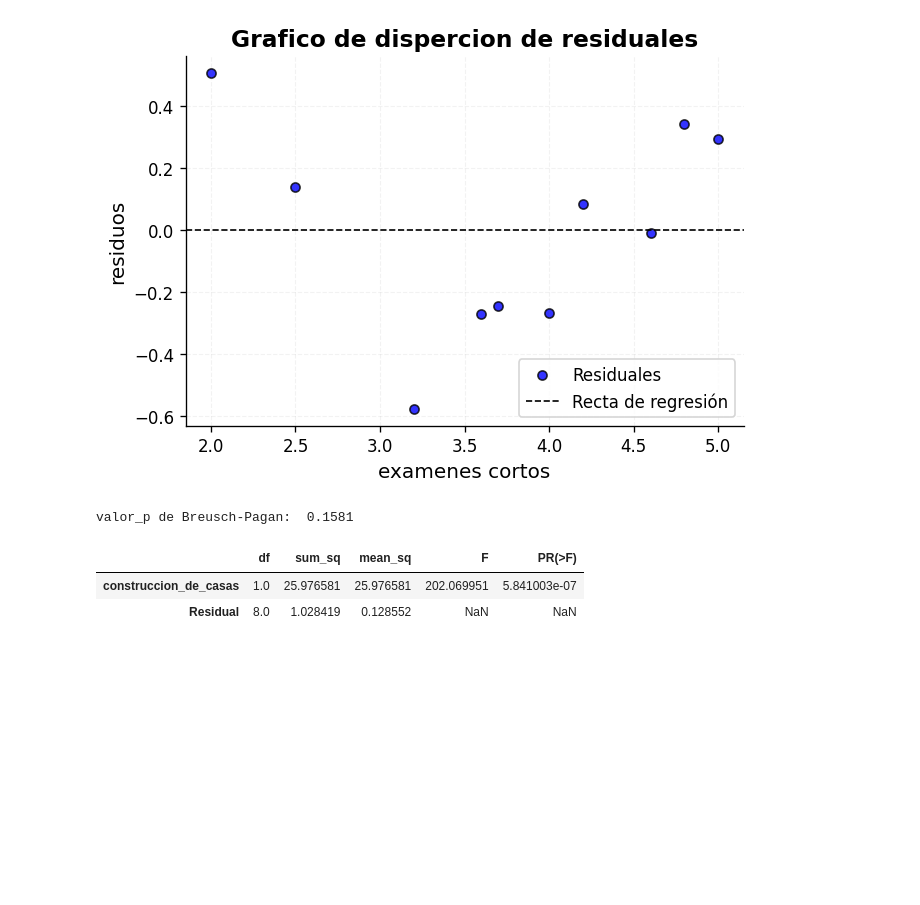
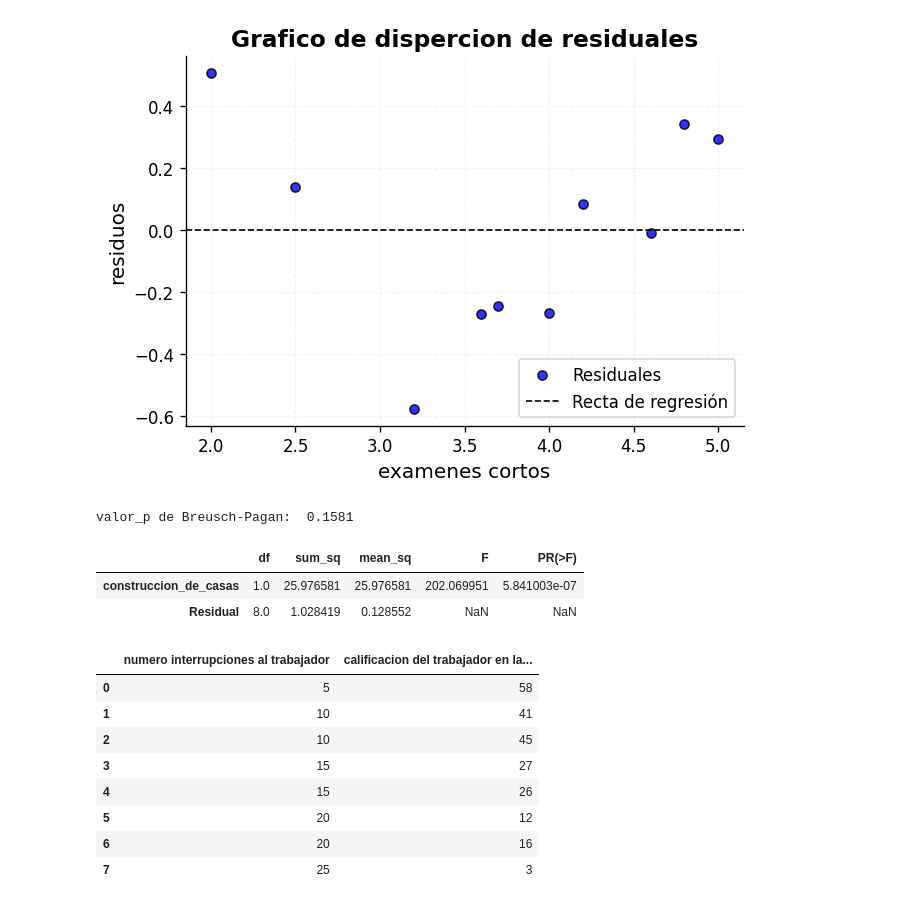
Before and after one commit to joshirdzdel-svg/estadisticainferencial2026A, a Jupyter notebook: untitled0.ipynb, the cells around one changed output. Cells and saved outputs as stored; diff of their text form; code cells hidden in the pictures; blank space fills up the shorter version.

```diff
--- a/untitled0.ipynb
+++ b/untitled0.ipynb
@@ -1687,3 +1687,18 @@ tabla_anova
 |  | df | sum_sq | mean_sq | F | PR(>F) |
 | construccion_de_casas | 1.0 | 25.976581 | 25.976581 | 202.069951 | 5.841003e-07 |
 | Residual | 8.0 | 1.028419 | 0.128552 | NaN | NaN |
+# %%
+import pandas as pd
+link_csv = "https://raw.githubusercontent.com/joshirdzdel-svg/estadisticainferencial2026A/refs/heads/main/Problemario/problema_05"
+df = pd.read_csv(link_csv)
+df
+# %% [output]
+|  | numero interrupciones al trabajador | calificacion del trabajador en la... |
+| 0 | 5 | 58 |
+| 1 | 10 | 41 |
+| 2 | 10 | 45 |
+| 3 | 15 | 27 |
+| 4 | 15 | 26 |
+| 5 | 20 | 12 |
+| 6 | 20 | 16 |
+| 7 | 25 | 3 |
```
Also changed, not shown: parts of 3 cells of this notebook.
